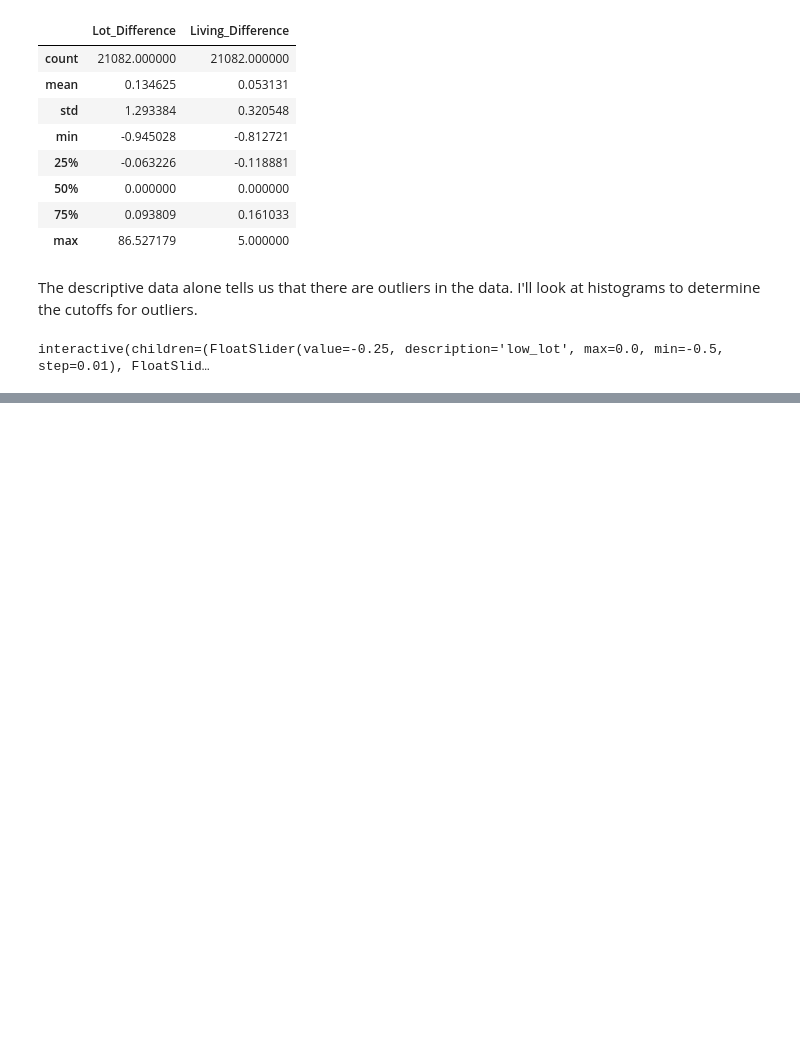
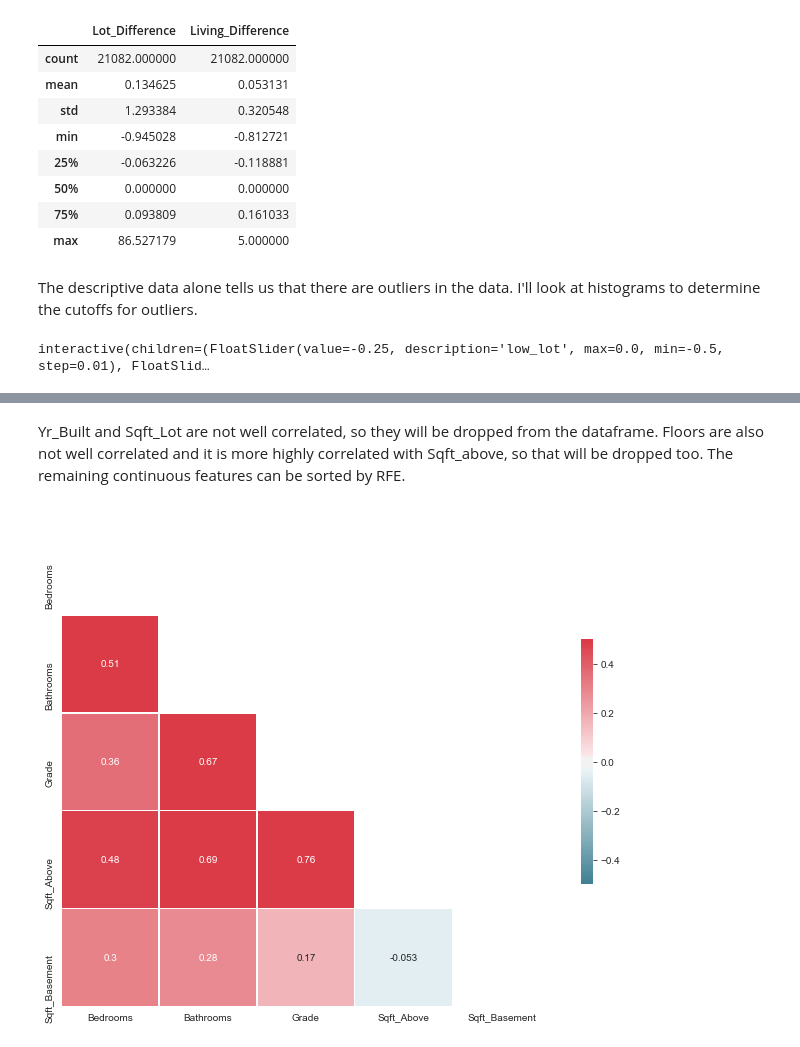
Before and after one commit to pjofrelora/dsc-1-final-project-online-ds-sp-000, a Jupyter notebook: student.ipynb, the cells around one changed output, grey strips where cells are left out. Drawn from its saved outputs; the diff is of its cells as text; code cells hidden in the pictures; blank space fills up the shorter version.

```diff
--- a/student.ipynb
+++ b/student.ipynb
@@ -395,0 +393,11 @@ Index(['Bedrooms', 'Bathrooms', 'Sqft_Lot', 'Floors', 'Grade', 'Sqft_Above',
+# %%
+neighbors_data['Living_Over10'] = (neighbors_data.Living_Difference > 0.10).astype('category')
+neighbors_data['Living_Under10'] = (neighbors_data.Living_Difference < -.10).astype('category')
+neighbors_data['Lot_Over10'] = (neighbors_data.Lot_Difference > 0.10).astype('category')
+neighbors_data['Lot_Under10'] = (neighbors_data.Lot_Difference < -0.10).astype('category')
+# %%
+kc['Living_Over10'] = neighbors_data.Living_Over10
+kc['Living_Under10'] = neighbors_data.Living_Under10
+kc['Lot_Over10'] = neighbors_data.Lot_Over10
+kc['Lot_Under10'] = neighbors_data.Lot_Under10
+kc.drop(labels = ['Sqft_Living15', 'Sqft_Lot15'], axis = 1, inplace = True)
@@ -426,0 +479,18 @@ interactive(children=(Dropdown(description='x', options=('Price', 'Bedrooms', 'B
+# %% [markdown]
+Yr_Built and Sqft_Lot are not well correlated, so they will be dropped from the dataframe. Floors are also not well correlated and it is more highly correlated with Sqft_above, so that will be dropped too. The remaining continuous features can be sorted by RFE.
+# %%
+kc.drop(labels = ['Yr_Built', 'Sqft_Lot','Floors'], axis = 1, inplace = True)
+# %%
+predictors = kc.drop(labels = 'Price', axis = 1)
+sns.set_style('white')
+corr = predictors.corr()
+mask = np.zeros_like(corr, dtype=np.bool)
+mask[np.triu_indices_from(mask)] = True
+f, ax = plt.subplots(figsize=(11, 9))
+cmap = sns.diverging_palette(220, 10, as_cmap=True)
+sns.heatmap(corr, mask=mask, cmap=cmap, vmax=.5, vmin = -0.5, center=0,
+            square=True, linewidths=.5, cbar_kws={"shrink": .5}, annot = True)
+plt.show()
+sns.set_style()
+# %% [output]
+[figure, added]
```
Also changed, not shown: parts of 13 cells of this notebook.
